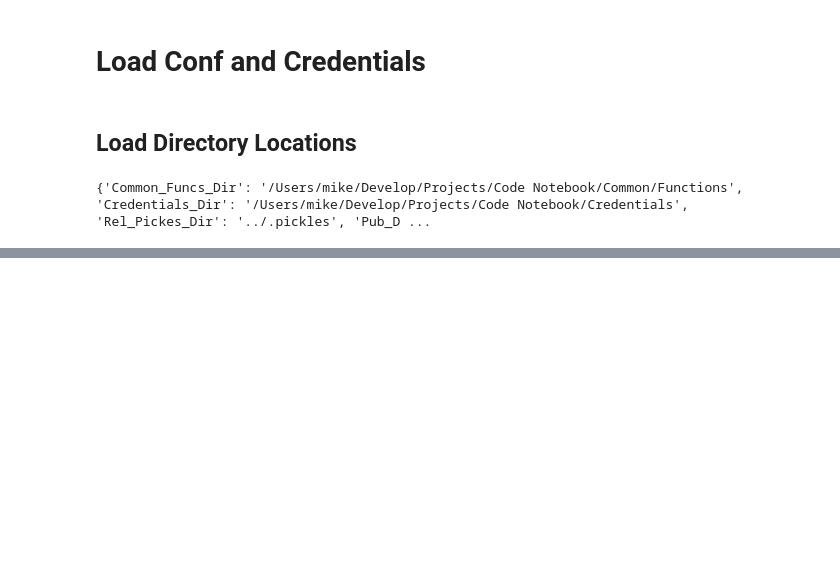
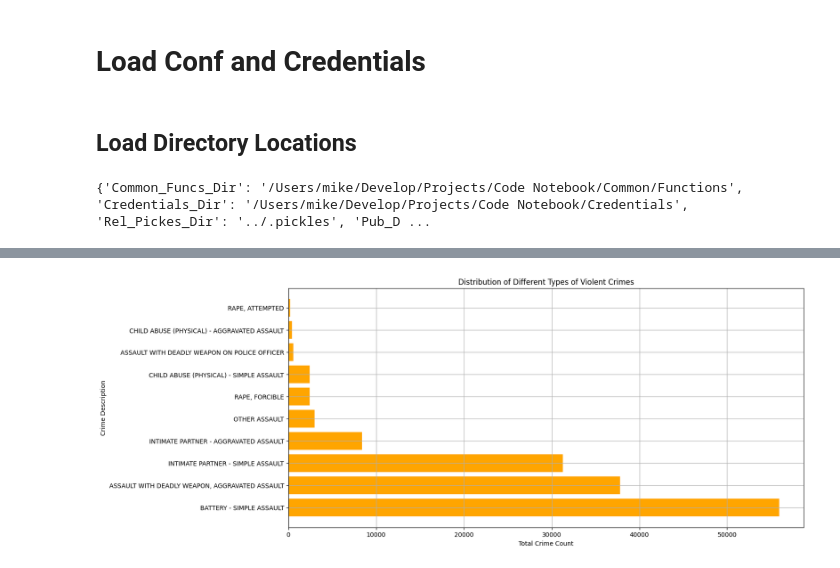
Before and after one commit to mcancell/Py-ETL-Notebook, a Jupyter notebook: Datasets/LA PD Crime Data/Analyze/Analyze_Crime_Data.ipynb, the cells around one changed output, grey strips where cells are left out. Drawn from its saved outputs; the diff is of its cells as text; code cells hidden in the pictures; blank space fills up the shorter version.

```diff
--- a/Datasets/LA PD Crime Data/Analyze/Analyze_Crime_Data.ipynb
+++ b/Datasets/LA PD Crime Data/Analyze/Analyze_Crime_Data.ipynb
@@ -286,0 +435,17 @@ plt.show()
+# %%
+# Group by crime description and calculate the total crime count for each type
+crime_distribution = crime_data.groupby('crm_cd_desc')['crime_count'].sum().reset_index()
+
+# Sort the data by total crime count in descending order
+crime_distribution = crime_distribution.sort_values(by='crime_count', ascending=False)
+
+# Plot the distribution of different types of Violent Crimes
+plt.figure(figsize=(15, 7))
+plt.barh(crime_distribution['crm_cd_desc'], crime_distribution['crime_count'], color='orange')
+plt.title('Distribution of Different Types of Violent Crimes')
+plt.xlabel('Total Crime Count')
+plt.ylabel('Crime Description')
+plt.grid(True)
+plt.show()
+# %% [output]
+[figure, added]
```
Also changed, not shown: parts of 53 cells of this notebook.
